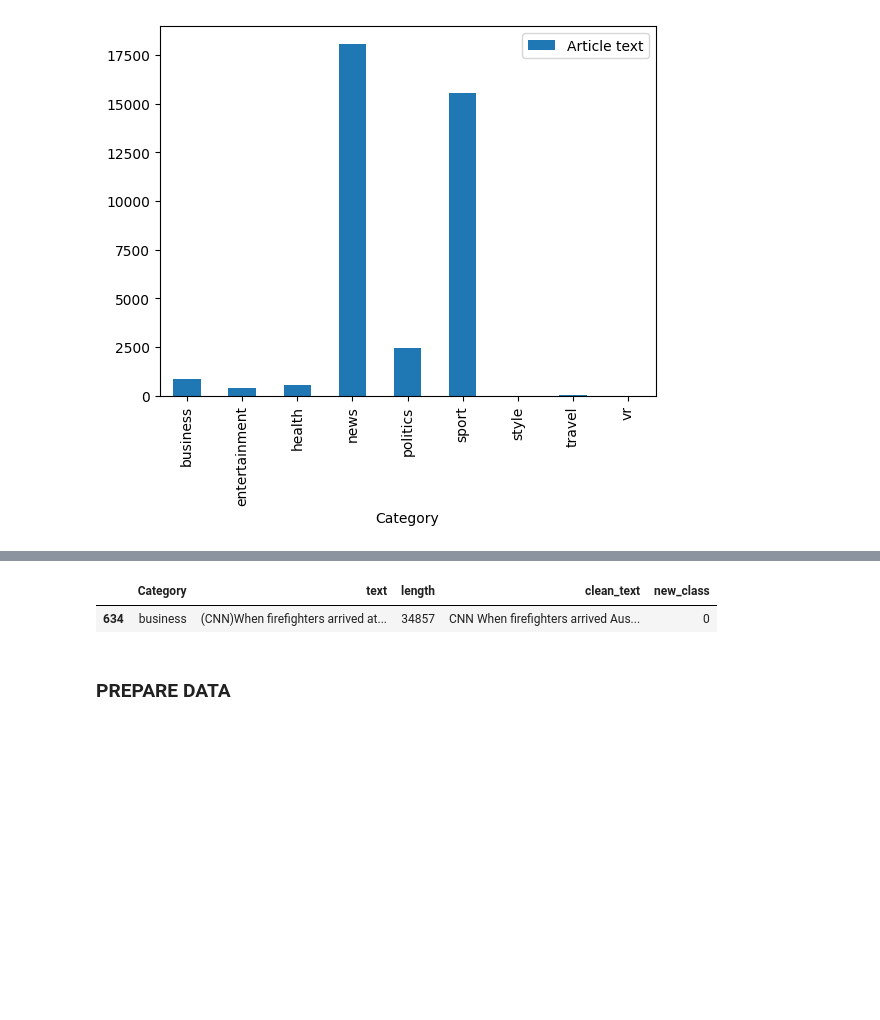
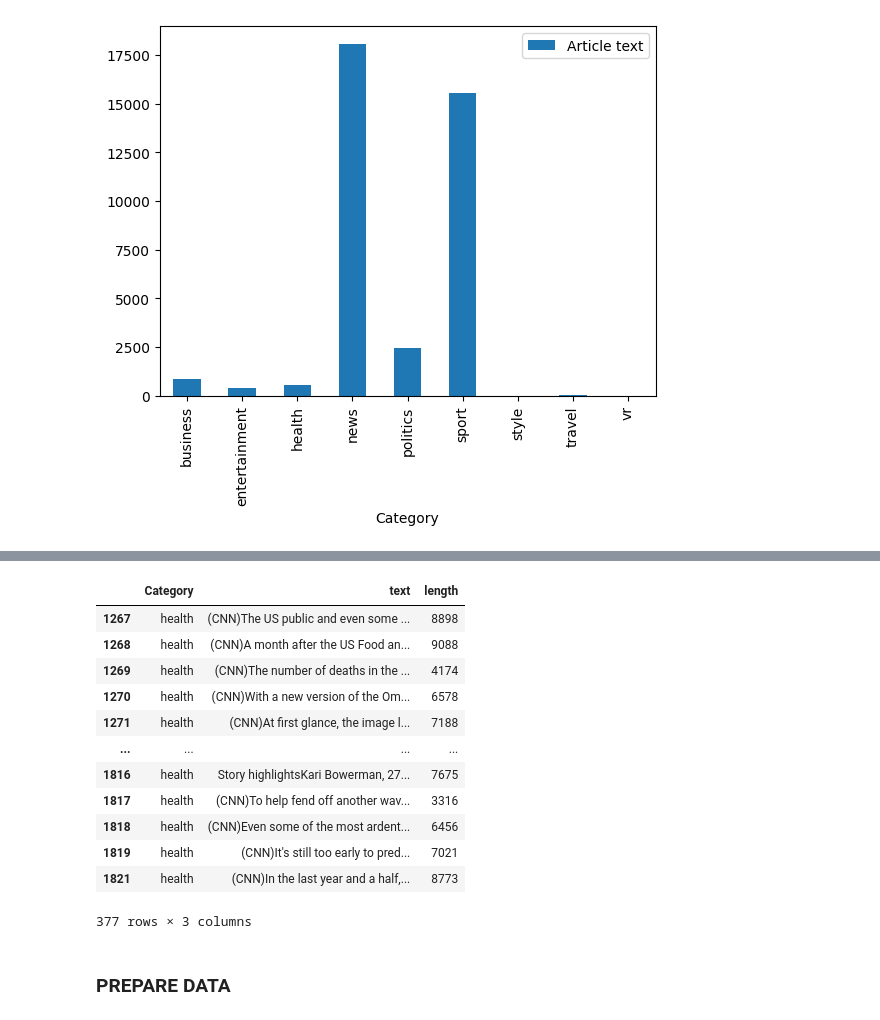
Before and after one commit to Raum27/nlp_project, a Jupyter notebook: Untitled.ipynb, the cells around one changed output, grey strips where cells are left out. Drawn from its saved outputs; the diff is of its cells as text; code cells hidden in the pictures; blank space fills up the shorter version.

```diff
--- a/Untitled.ipynb
+++ b/Untitled.ipynb
@@ -152,8 +152,19 @@ new_df.groupby(['Category'])['length'].describe()
 # %%
-new_df[(new_df['length']==34857)]
+new_df[(new_df['Category']=='health') & (new_df['length'] >=3258) & (new_df['length']<=10000)]
 # %% [output]
-|  | Category | text | length | clean_text | new_class |
-| 634 | business | (CNN)When firefighters arrived at... | 34857 | CNN When firefighters arrived Aus... | 0 |
+|  | Category | text | length |
+| 1267 | health | (CNN)The US public and even some ... | 8898 |
+| 1268 | health | (CNN)A month after the US Food an... | 9088 |
+| 1269 | health | (CNN)The number of deaths in the ... | 4174 |
+| 1270 | health | (CNN)With a new version of the Om... | 6578 |
+| 1271 | health | (CNN)At first glance, the image l... | 7188 |
+| ... | ... | ... | ... |
+| 1816 | health | Story highlightsKari Bowerman, 27... | 7675 |
+| 1817 | health | (CNN)To help fend off another wav... | 3316 |
+| 1818 | health | (CNN)Even some of the most ardent... | 6456 |
+| 1819 | health | (CNN)It's still too early to pred... | 7021 |
+| 1821 | health | (CNN)In the last year and a half,... | 8773 |
+377 rows × 3 columns
 # %% [markdown]
 ### PREPARE DATA
 # %%
```
Also changed, not shown: parts of 29 cells of this notebook.
